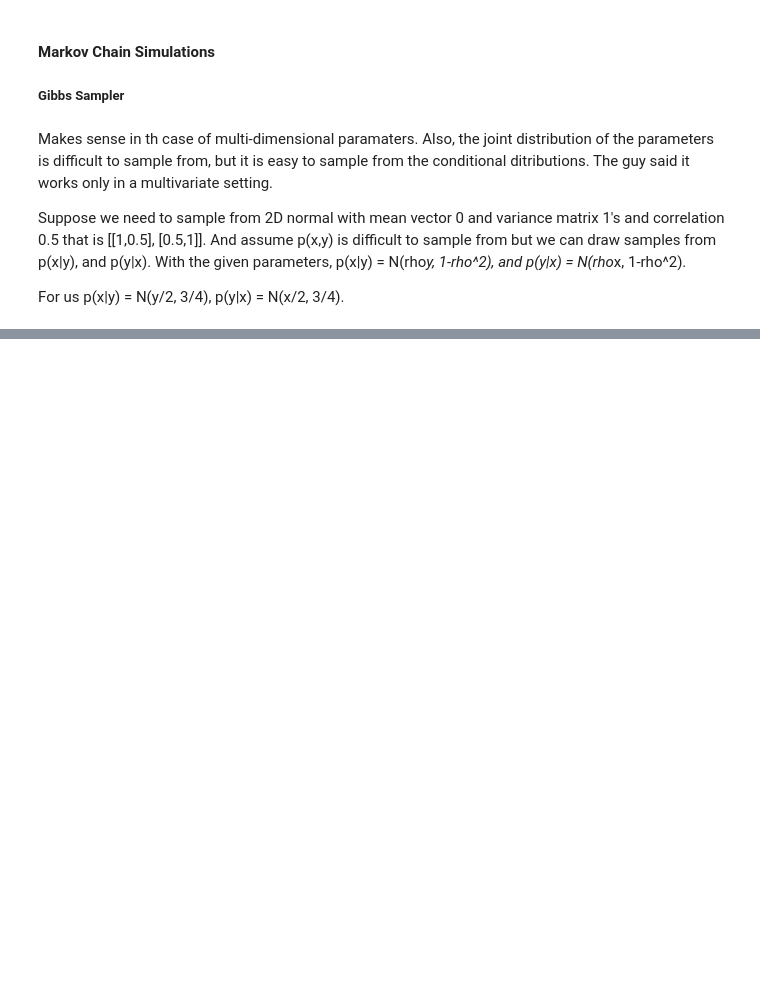
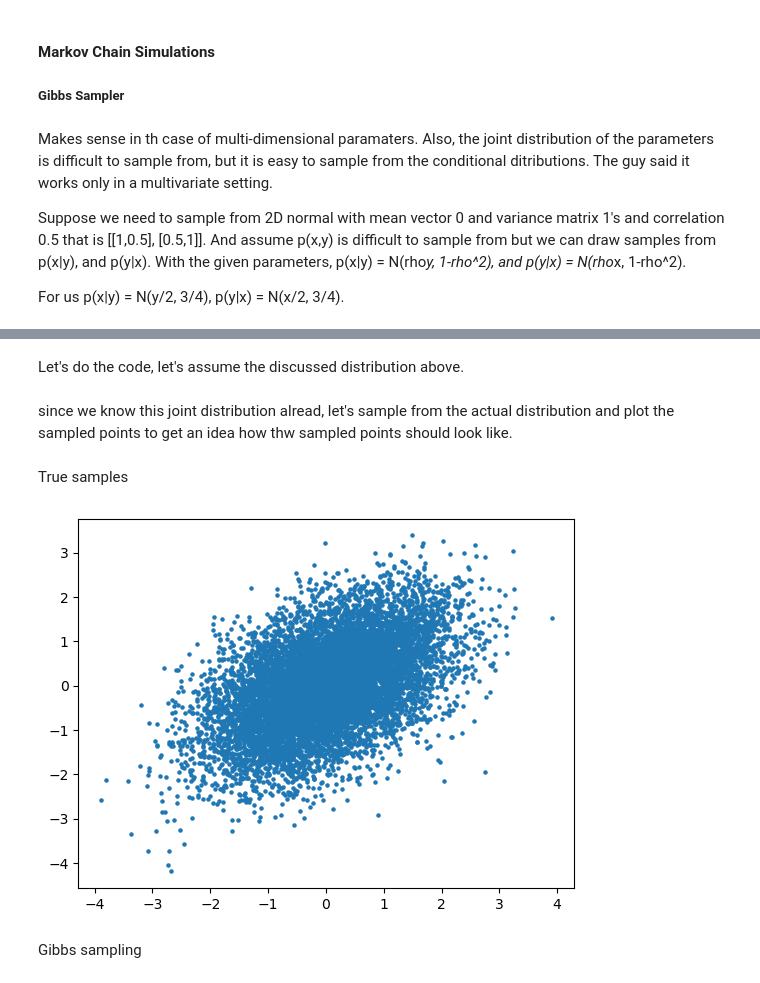
Before and after one commit to Gayara-Fernando/Bayes_computations, a Jupyter notebook: Gibbs_sampler.ipynb, the cells around one changed output, grey strips where cells are left out. Drawn from its saved outputs; the diff is of its cells as text; code cells hidden in the pictures; blank space fills up the shorter version.

Commit message:
Gibbs sampler updated code

```diff
--- a/Gibbs_sampler.ipynb
+++ b/Gibbs_sampler.ipynb
@@ -20,0 +21,2 @@ Then we repeat the 2nd and 3rd steps as many times as we need. The first sample
+# %% [markdown]
+Let's do the code, let's assume the discussed distribution above.
@@ -20,0 +27,13 @@ Then we repeat the 2nd and 3rd steps as many times as we need. The first sample
+# %% [markdown]
+since we know this joint distribution alread, let's sample from the actual distribution and plot the sampled points to get an idea how thw sampled points should look like.
+# %% [markdown]
+True samples
+# %%
+true_samples = np.random.multivariate_normal([0,0],[[1,0.5],[0.5,1]], 10000)
+# %%
+plt.scatter(true_samples[:,0], true_samples[:,1], s = 5)
+plt.show()
+# %% [output]
+[figure, added]
+# %% [markdown]
+Gibbs sampling
```
Also changed, not shown: parts of 16 cells of this notebook.
